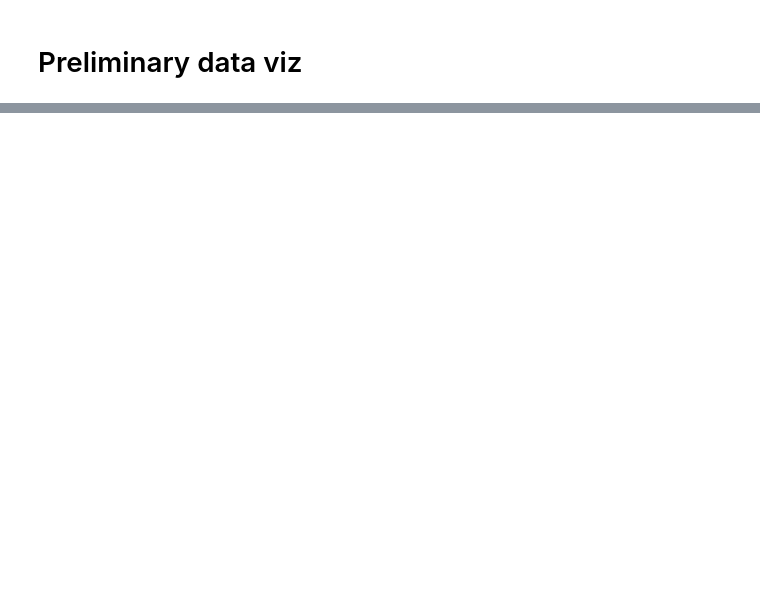
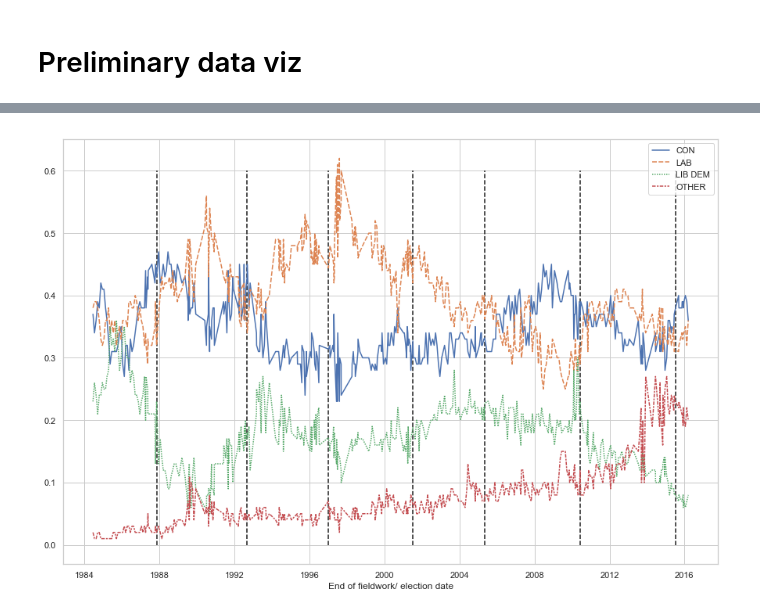
Before and after one commit to TeemuKoivisto/intro-to-data-visualization-project, a Jupyter notebook: notebooks/sandbox.ipynb, the cells around one changed output, grey strips where cells are left out. Saved outputs shown, nothing was run; the diff lists cells and outputs as text; code cells hidden in the pictures; blank space fills up the shorter version.

Commit message:
Work on the data, make the first good plot with one dataset

```diff
--- a/notebooks/sandbox.ipynb
+++ b/notebooks/sandbox.ipynb
@@ -18,0 +26,17 @@ def get_path(filename):
+# %%
+def p2f(x):
+    return float(x.strip('%'))/100
+
+converters = {
+    'CON': p2f,
+    'LAB': p2f,
+    'LIB DEM': p2f,
+    'OTHER': p2f,
+    'CON LEAD OVER LABOUR (percentage points)': p2f
+}
+gdff = pd.read_csv(get_path('orig/All Guardian_ICM poll results - STATE OF THE PARTIES.csv'), converters=converters)
+gdff['End of fieldwork/ election date'] = pd.to_datetime(gdff['End of fieldwork/ election date'])
+#gdff = pd.read_csv(get_path('orig/All Guardian_ICM poll results - STATE OF THE PARTIES.csv'))
+# %%
+gdff_edays = gdff[gdff['Sample'].str.contains('GENERAL ELECTION RESULT', na=False)]
+gdff_edays
@@ -18,0 +61,5 @@ def get_path(filename):
+# %%
+d = gdff[['Election', 'CON', 'LAB', 'LIB DEM', 'OTHER', 'End of fieldwork/ election date']]
+d = d.set_index('End of fieldwork/ election date')
+d.head()
+#d = pd.DataFrame(gdff[['Election', 'CON', 'LAB']], gdff[['End of fieldwork/ election date']])
@@ -18,0 +74,11 @@ def get_path(filename):
+# %%
+de = d.drop(columns=['Election'])
+
+plt.figure(figsize=(15,10))
+plot = sns.lineplot(data=de)
+ax = plot.axes
+ax.vlines(gdff_edays['End of fieldwork/ election date'], 0, 0.6, linestyles="dashed")
+fig = plot.get_figure()
+#fig.savefig("general-election-polls.png")
+# %% [output]
+[figure, added]
```
Also changed, not shown: parts of 23 cells of this notebook, 7 other files.
